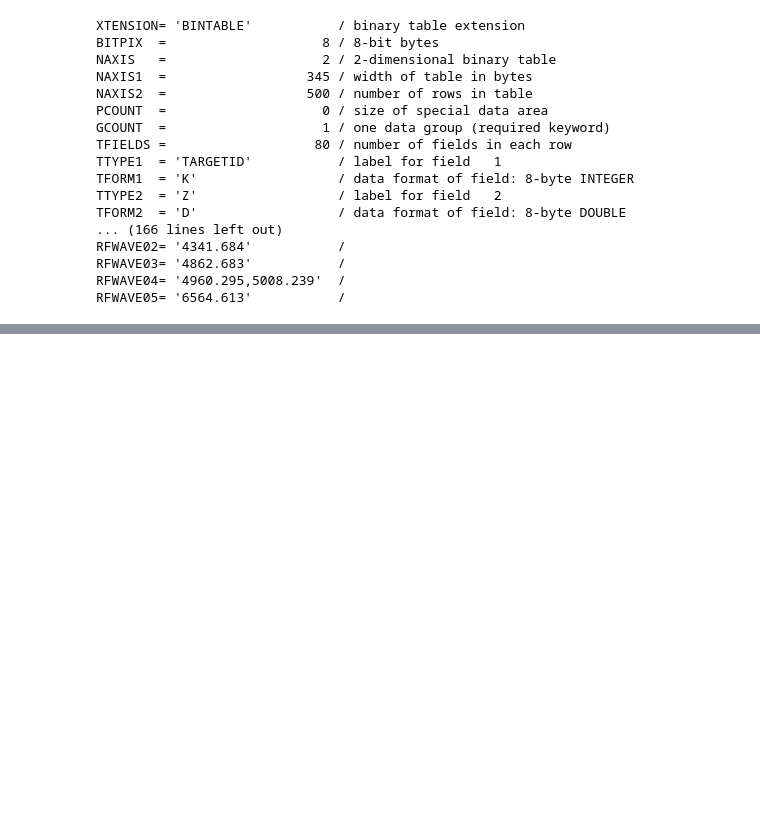
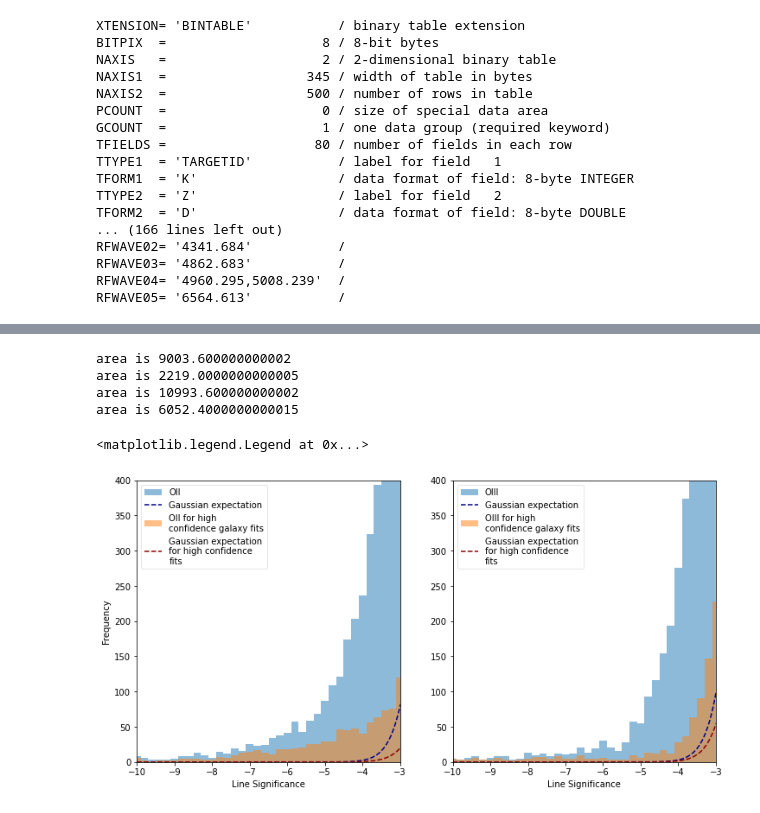
Before and after one commit to ShirshChhabra/DESIRedrock, a Jupyter notebook: Redrock.ipynb, the cells around one changed output, grey strips where cells are left out. Drawn from its saved outputs; the diff is of its cells as text; code cells hidden in the pictures; blank space fills up the shorter version.

```diff
--- a/Redrock.ipynb
+++ b/Redrock.ipynb
@@ -414,0 +362,54 @@ catalog['Z'].mask.nonzero()
+# %%
+oiisig = np.array([item for sublist in data['oiilinestrength'] for item in sublist])
+oiiisig = np.array([item for sublist in data['oiiilinestrength'] for item in sublist])
+oiisiggood = np.array([item for sublist in data['oiilinestrength_good'] for item in sublist])
+oiiisiggood = np.array([item for sublist in data['oiiilinestrength_good'] for item in sublist])
+plt.figure(figsize=(12,6))
+plt.subplot(1, 2, 1)
+plt.xlim(-10,-3)
+values, bins, _ =plt.hist(oiisig,bins=np.linspace(-10.1,10.1,102),alpha=0.5,label='OII')
+ar=np.sum(values[0:50]*np.diff(bins[0:51]))
+print('area is',ar)
+x_axis = np.arange(-10, 10, 0.01)
+mu=0
+sig=1
+plt.plot(x_axis, 2*ar*norm.pdf(x_axis, mu, sig),color='darkblue',linestyle='--',label='Gaussian expectation')
+values, bins, _ =plt.hist(oiisiggood,bins=np.linspace(-10.1,10.1,102),alpha=0.5,label='OII for high\nconfidence galaxy fits')
+ar=np.sum(values[0:50]*np.diff(bins[0:51]))
+print('area is',ar)
+x_axis = np.arange(-10, 10, 0.01)
+mu=0
+sig=1
+plt.plot(x_axis, 2*ar*norm.pdf(x_axis, mu, sig),color='darkred',linestyle='--',label='Gaussian expectation\nfor high confidence\nfits')
+plt.xlabel('Line Significance')
+plt.ylabel('Frequency')
+plt.ylim(0,400)
+plt.legend(loc='best',fancybox=True, framealpha=0.5)
+plt.subplot(1, 2, 2)
+values, bins, _ =plt.hist(oiiisig,bins=np.linspace(-10.1,10.1,102),alpha=0.5,label='OIII')
+ar=np.sum(values[0:50]*np.diff(bins[0:51]))
+print('area is',ar)
+x_axis = np.arange(-10, 10, 0.01)
+mu=0
+sig=1
+plt.plot(x_axis, 2*ar*norm.pdf(x_axis, mu, sig),color='darkblue',linestyle='--',label='Gaussian expectation')
+values, bins, _ =plt.hist(oiiisiggood,bins=np.linspace(-10.1,10.1,102),alpha=0.5,label='OIII for high\nconfidence galaxy fits')
+ar=np.sum(values[0:50]*np.diff(bins[0:51]))
+print('area is',ar)
+x_axis = np.arange(-10, 10, 0.01)
+mu=0
+sig=1
+plt.plot(x_axis, 2*ar*norm.pdf(x_axis, mu, sig),color='darkred',linestyle='--',label='Gaussian expectation\nfor high confidence\nfits')
+plt.xlabel('Line Significance')
+# plt.yscale('log')
+plt.xlim(-10,-3) # adjusted according to the default plot
+plt.ylim(0,400)
+plt.subplots_adjust(hspace=0.4)
+plt.legend(loc='best',fancybox=True, framealpha=0.5)
+# %% [output]
+area is 9003.600000000002
+area is 2219.0000000000005
+area is 10993.600000000002
+area is 6052.4000000000015
+<matplotlib.legend.Legend at 0x...>
+[figure, added]
```
Also changed, not shown: parts of 46 cells of this notebook, 1 other file.
